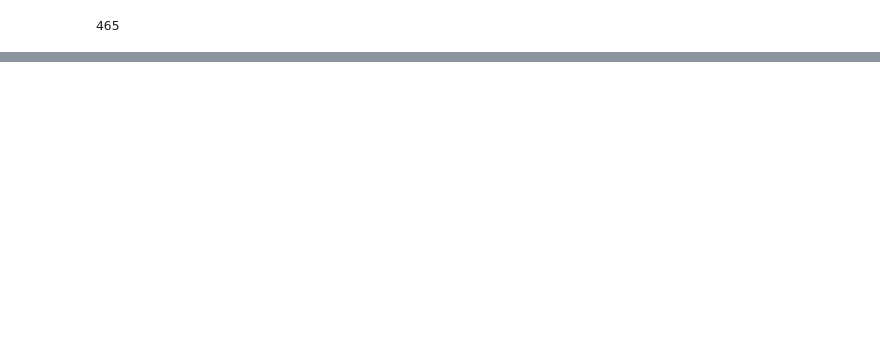
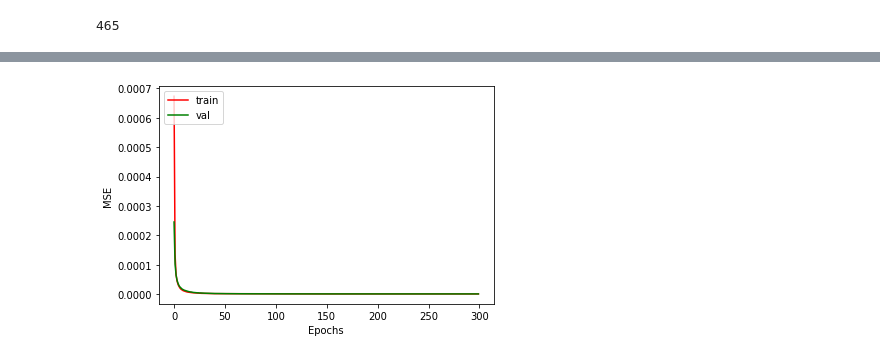
Before and after one commit to igomezv/neuralCosmoReconstruction, a Jupyter notebook: notebooks/binned_JLA_ANN.ipynb, the cells around one changed output, grey strips where cells are left out. Drawn from its saved outputs; the diff is of its cells as text; code cells hidden in the pictures; blank space fills up the shorter version.

```diff
--- a/notebooks/binned_JLA_ANN.ipynb
+++ b/notebooks/binned_JLA_ANN.ipynb
@@ -533,0 +543,25 @@ sns.pairplot(fake_datadf, diag_kind="kde")
+# %%
+# This is the size of our encoded representations
+encoding_dim = 31
+
+# This is our input image
+input_img2 = tf.keras.Input(shape=(31*31,))
+# begin encoder
+x2 = layers.Dense(100, activation='tanh')(input_img2)
+x2 = MCDropout(0.2)(x2)
+x2 = layers.Dense(100, activation='tanh')(x2)
+x2 = MCDropout(0.2)(x2)
+encoded2 = layers.Dense(encoding_dim, activation='tanh')(x2)
+x2 = MCDropout(0.2)(encoded2)
+#begin decoder
+x2 = layers.Dense(100, activation='tanh')(x2)
+x2 = MCDropout(0.2)(x2)
+x2 = layers.Dense(100, activation='tanh')(x2)
+# x2 = MCDropout(0.2)(x2)
+decoded2 = layers.Dense(31*31, activation='linear')(x2)
+
+
+# This model maps an input to its reconstruction
+autoencoder2 = tf.keras.Model(input_img2, decoded2)
+autoencoder2.compile(optimizer='adam', loss='mean_squared_error')
+autoencoder2.summary()
@@ -533,0 +586,12 @@ sns.pairplot(fake_datadf, diag_kind="kde")
+# %%
+batch_size = 4
+# optimizer = Adam(lr=.005)
+# optimizer = Adam(lr=0.0001)
+
+
+autoencoder2_train = autoencoder2.fit(covset_noise_train, covset_train,
+                    epochs=500,
+                    batch_size=32,
+                    shuffle=True,
+                    validation_data=(covset_noise_test, covset_test),
+                    callbacks=callbacks)
@@ -533,0 +616,10 @@ sns.pairplot(fake_datadf, diag_kind="kde")
+# %%
+plt.plot(autoencoder2_train.history['loss'], color='r', )
+plt.plot(autoencoder2_train.history['val_loss'], color='g')
+# plt.title('model loss function')
+plt.ylabel('MSE')
+plt.xlabel('Epochs')
+plt.legend(['train', 'val'], loc='upper left')
+plt.savefig('loss_binned_JLAdropout.png', dpi=200)
+# %% [output]
+[figure, added]
```
Also changed, not shown: parts of 41 cells of this notebook.
